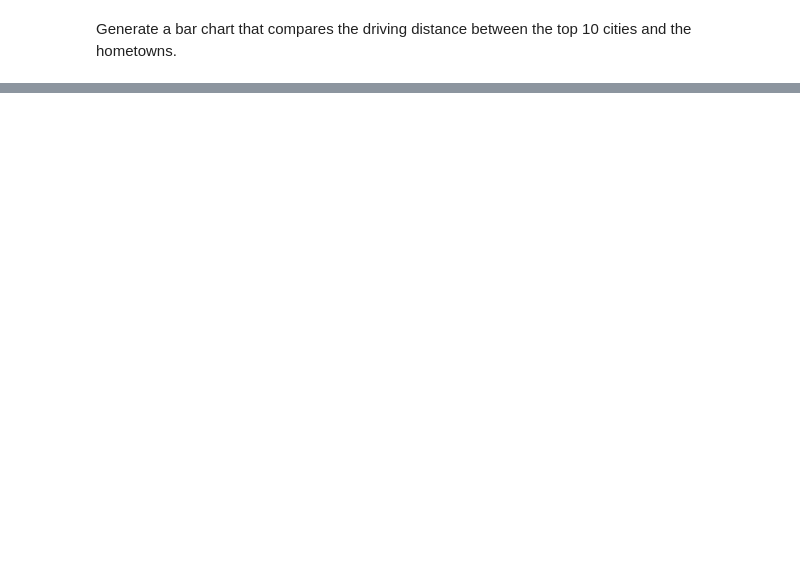
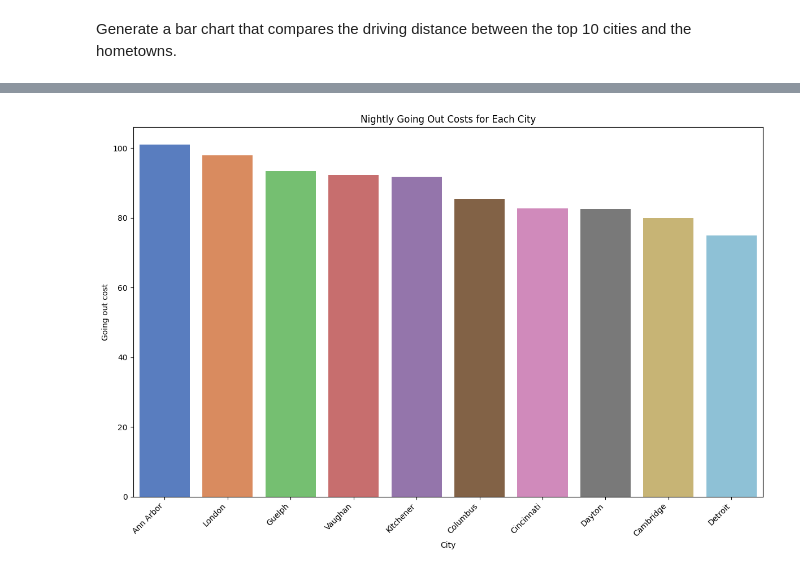
Before and after one commit to emhess93/US_vs_Canada_Living, a Jupyter notebook: Summary.ipynb, the cells around one changed output, grey strips where cells are left out. Cells and saved outputs as stored; diff of their text form; code cells hidden in the pictures; blank space fills up the shorter version.

```diff
--- a/Summary.ipynb
+++ b/Summary.ipynb
@@ -184,0 +232,23 @@ plt.show()
+# %%
+#sort the dataframe so highest expenses are first
+df_sorted = livingcosts_df.sort_values(by='Going out cost', ascending=False)
+
+# Set the size of the figure
+plt.figure(figsize=(12, 8))
+
+# Create a bar chart with seaborn
+sns.barplot(x='City', y='Going out cost', data=df_sorted,hue='City', palette='muted')
+
+# Add title and labels
+plt.title('Nightly Going Out Costs for Each City')
+plt.xlabel('City')
+plt.ylabel('Going out cost')
+
+# Rotate x-axis labels for better readability
+plt.xticks(rotation=45, ha='right')
+
+# Show the plot
+plt.tight_layout()  # Adjust layout to make room for rotated labels
+plt.show()
+# %% [output]
+[figure, added]
```
Also changed, not shown: parts of 10 cells of this notebook.
